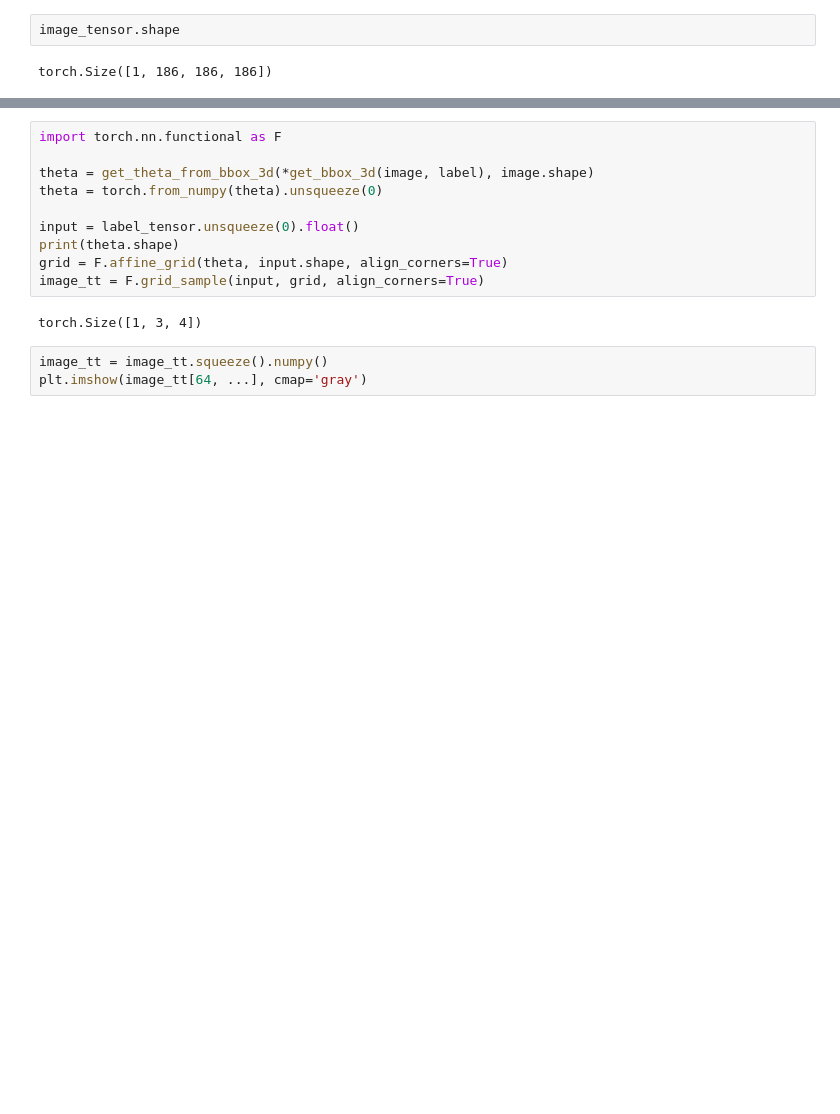
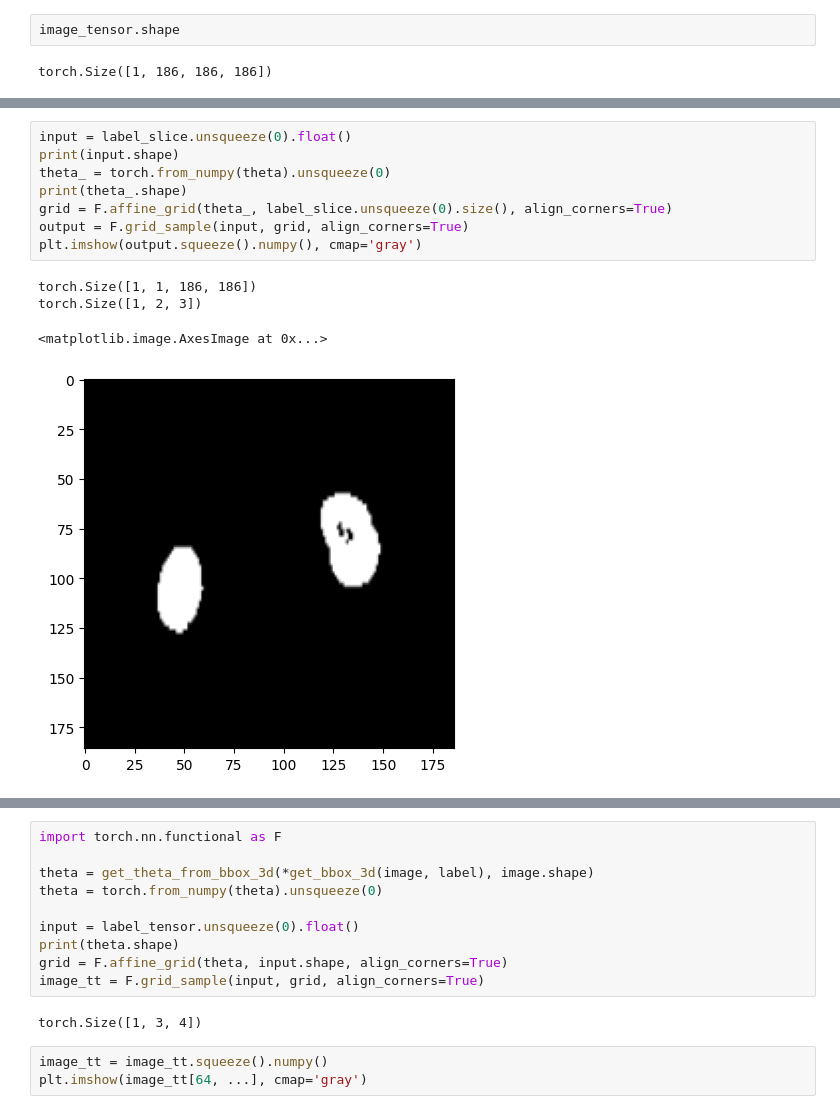
Before and after one commit to marinbenc/domain-specific-transforms, a Jupyter notebook: affine_viz.ipynb, the cells around one changed output, grey strips where cells are left out. Saved outputs shown, nothing was run; the diff lists cells and outputs as text; blank space fills up the shorter version.

```diff
--- a/affine_viz.ipynb
+++ b/affine_viz.ipynb
@@ -127,0 +283,13 @@ torch.Size([1, 186, 186, 186])
+# %%
+input = label_slice.unsqueeze(0).float()
+print(input.shape)
+theta_ = torch.from_numpy(theta).unsqueeze(0)
+print(theta_.shape)
+grid = F.affine_grid(theta_, label_slice.unsqueeze(0).size(), align_corners=True)
+output = F.grid_sample(input, grid, align_corners=True)
+plt.imshow(output.squeeze().numpy(), cmap='gray')
+# %% [output]
+torch.Size([1, 1, 186, 186])
+torch.Size([1, 2, 3])
+<matplotlib.image.AxesImage at 0x...>
+[figure, added]
```
Also changed, not shown: parts of 15 cells of this notebook, 10 other files.
